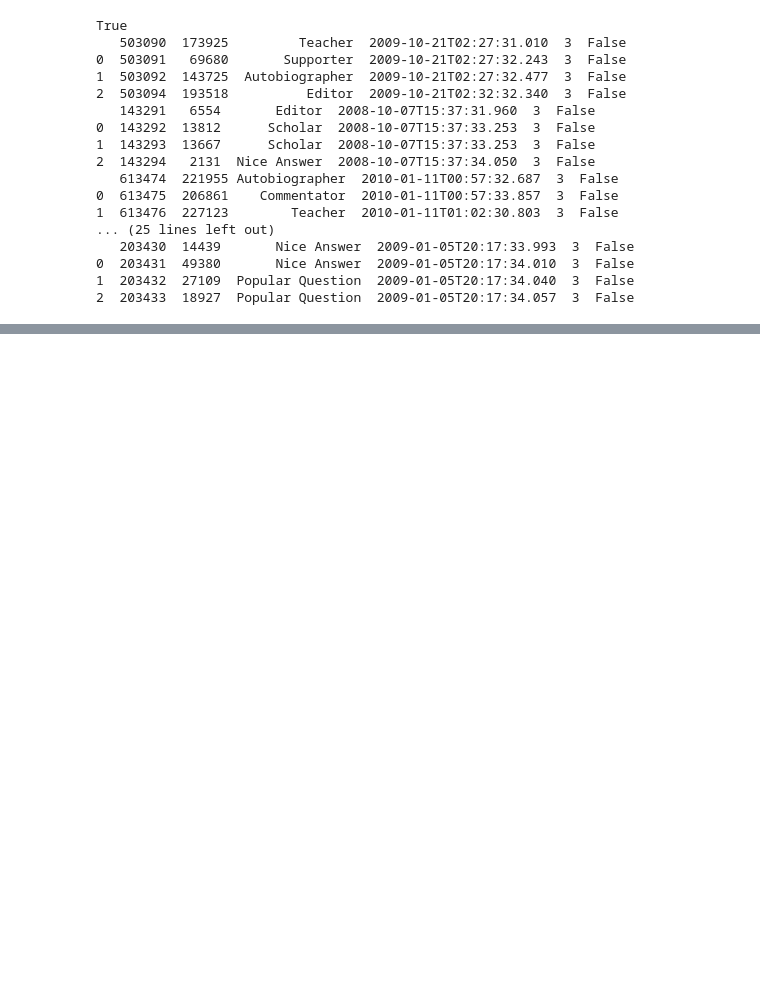
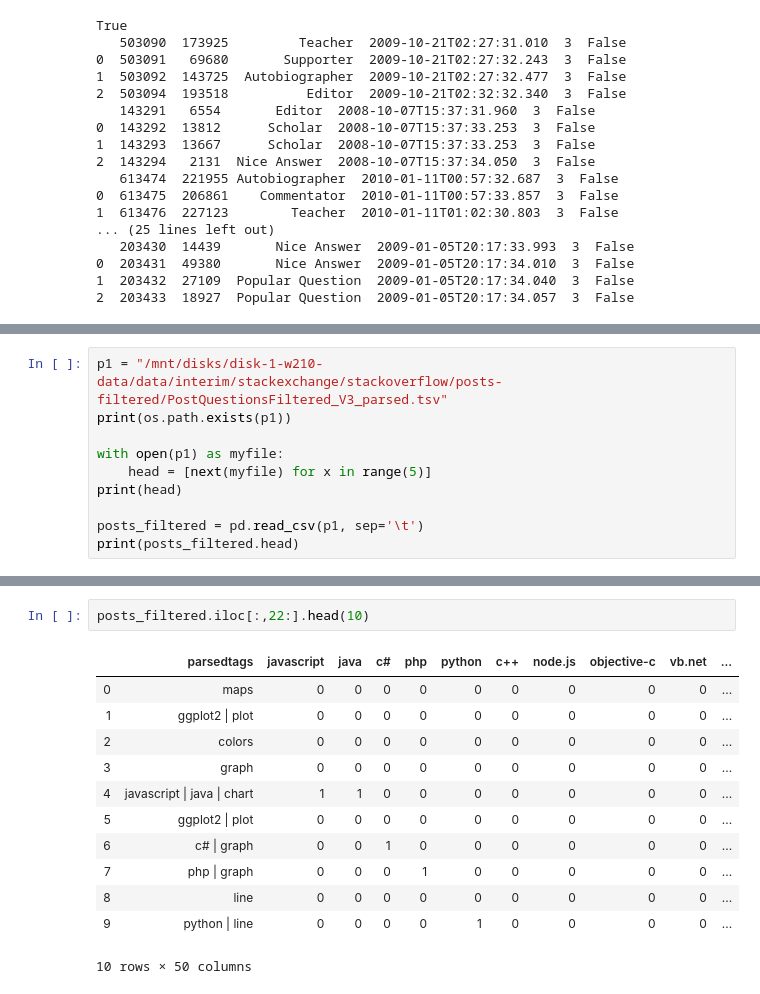
Before and after one commit to ucbiyyq/ucbiyyq-w210-jcgy, a Jupyter notebook: notebooks/test-yyq.ipynb, the cells around one changed output, grey strips where cells are left out. Drawn from its saved outputs; the diff is of its cells as text; blank space fills up the shorter version.

```diff
--- a/notebooks/test-yyq.ipynb
+++ b/notebooks/test-yyq.ipynb
@@ -73,0 +76,10 @@ True
+# %%
+p1 = "/mnt/disks/disk-1-w210-data/data/interim/stackexchange/stackoverflow/posts-filtered/PostQuestionsFiltered_V3_parsed.tsv"
+print(os.path.exists(p1))
+
+with open(p1) as myfile:
+    head = [next(myfile) for x in range(5)]
+print(head)
+
+posts_filtered = pd.read_csv(p1, sep='\t')
+print(posts_filtered.head)
@@ -73,0 +141,15 @@ True
+# %%
+posts_filtered.iloc[:,22:].head(10)
+# %% [output]
+|  | parsedtags | javascript | java | c# | php | python | c++ | node.js | objective-c | vb.net | ... |
+| 0 | maps | 0 | 0 | 0 | 0 | 0 | 0 | 0 | 0 | 0 | ... |
+| 1 | ggplot2 | plot | 0 | 0 | 0 | 0 | 0 | 0 | 0 | 0 | 0 | ... |
+| 2 | colors | 0 | 0 | 0 | 0 | 0 | 0 | 0 | 0 | 0 | ... |
+| 3 | graph | 0 | 0 | 0 | 0 | 0 | 0 | 0 | 0 | 0 | ... |
+| 4 | javascript | java | chart | 1 | 1 | 0 | 0 | 0 | 0 | 0 | 0 | 0 | ... |
+| 5 | ggplot2 | plot | 0 | 0 | 0 | 0 | 0 | 0 | 0 | 0 | 0 | ... |
+| 6 | c# | graph | 0 | 0 | 1 | 0 | 0 | 0 | 0 | 0 | 0 | ... |
+| 7 | php | graph | 0 | 0 | 0 | 1 | 0 | 0 | 0 | 0 | 0 | ... |
+| 8 | line | 0 | 0 | 0 | 0 | 0 | 0 | 0 | 0 | 0 | ... |
+| 9 | python | line | 0 | 0 | 0 | 0 | 1 | 0 | 0 | 0 | 0 | ... |
+10 rows × 50 columns
```
Also changed, not shown: parts of 17 cells of this notebook.
